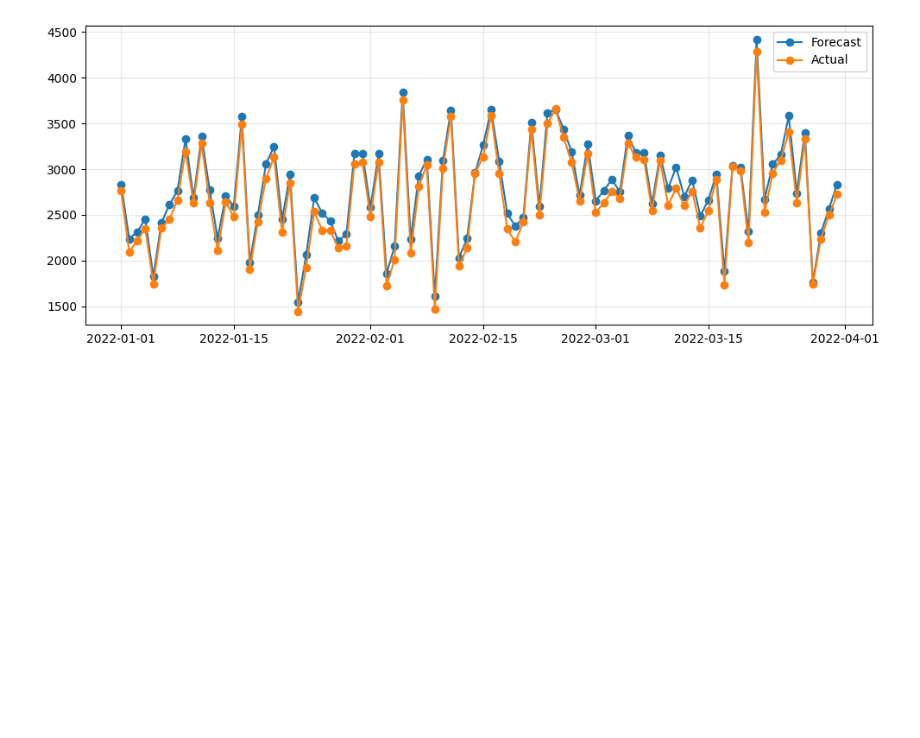
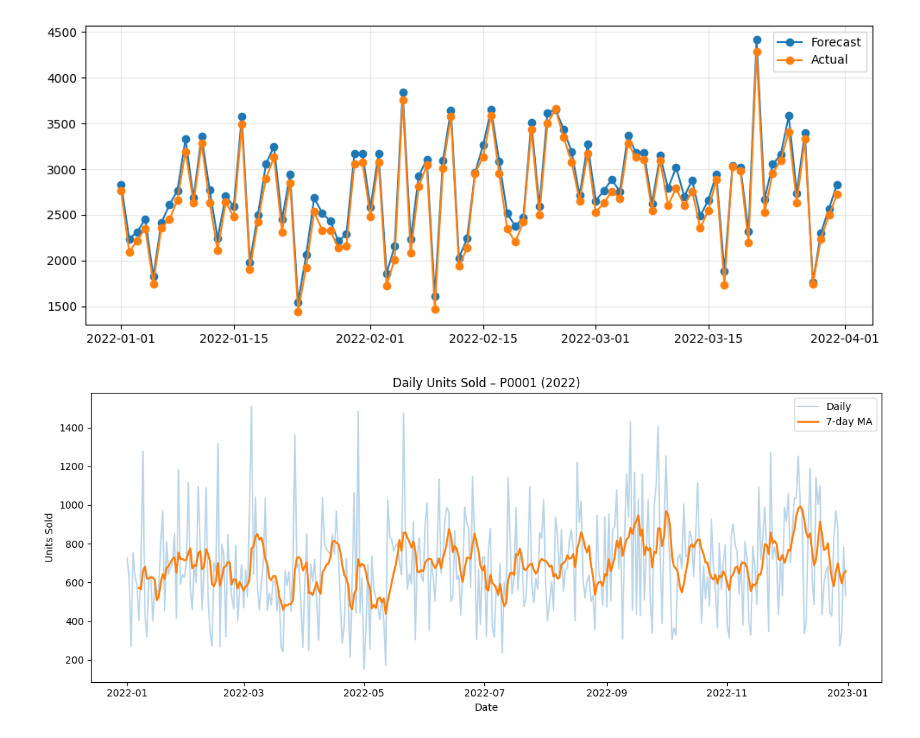
Before and after one commit to tyhuynh03/multi-agent-inventory, a Jupyter notebook: notebook/visualize.ipynb, the cells around one changed output. Drawn from its saved outputs; the diff is of its cells as text; code cells hidden in the pictures; blank space fills up the shorter version.

```diff
--- a/notebook/visualize.ipynb
+++ b/notebook/visualize.ipynb
@@ -68,3 +68,10 @@ plt.plot(df["d"], df["sold"],     label="Actual",   marker="o")
 plt.legend(); plt.grid(True, alpha=0.3); plt.tight_layout(); plt.show()
 # %% [output]
 [figure]
+# %%
+import sqlite3
+import pandas as pd
+import matplotlib.pyplot as plt
+
+# Kết nối DB (ở đây giả sử có file SQLite)
+conn = sqlite3.connect("D:\SQL_AGENT\data\inventory.db")
@@ -70,0 +82,28 @@ plt.legend(); plt.grid(True, alpha=0.3); plt.tight_layout(); plt.show()
+# %%
+q_daily_product = f"""
+SELECT
+  Date,
+  [Product ID] AS product_id,
+  SUM([Units Sold]) AS units_sold
+FROM inventory
+WHERE strftime('%Y', Date) = '{YEAR}' AND [Product ID] = '{PRODUCT_ID}'
+GROUP BY Date, [Product ID]
+ORDER BY Date;
+"""
+
+dfp = pd.read_sql_query(q_daily_product, conn)
+dfp["Date"] = pd.to_datetime(dfp["Date"])
+dfp = dfp.sort_values("Date")
+dfp["ma7"] = dfp["units_sold"].rolling(7).mean()
+
+plt.figure(figsize=(12,5))
+plt.plot(dfp["Date"], dfp["units_sold"], alpha=0.3, label="Daily")
+plt.plot(dfp["Date"], dfp["ma7"], linewidth=2, label="7-day MA")
+plt.title(f"Daily Units Sold – {PRODUCT_ID} ({YEAR})")
+plt.xlabel("Date")
+plt.ylabel("Units Sold")
+plt.legend()
+plt.tight_layout()
+plt.show()
+# %% [output]
+[figure, added]
```
Also changed, not shown: parts of 3 cells of this notebook, 7 other files.
